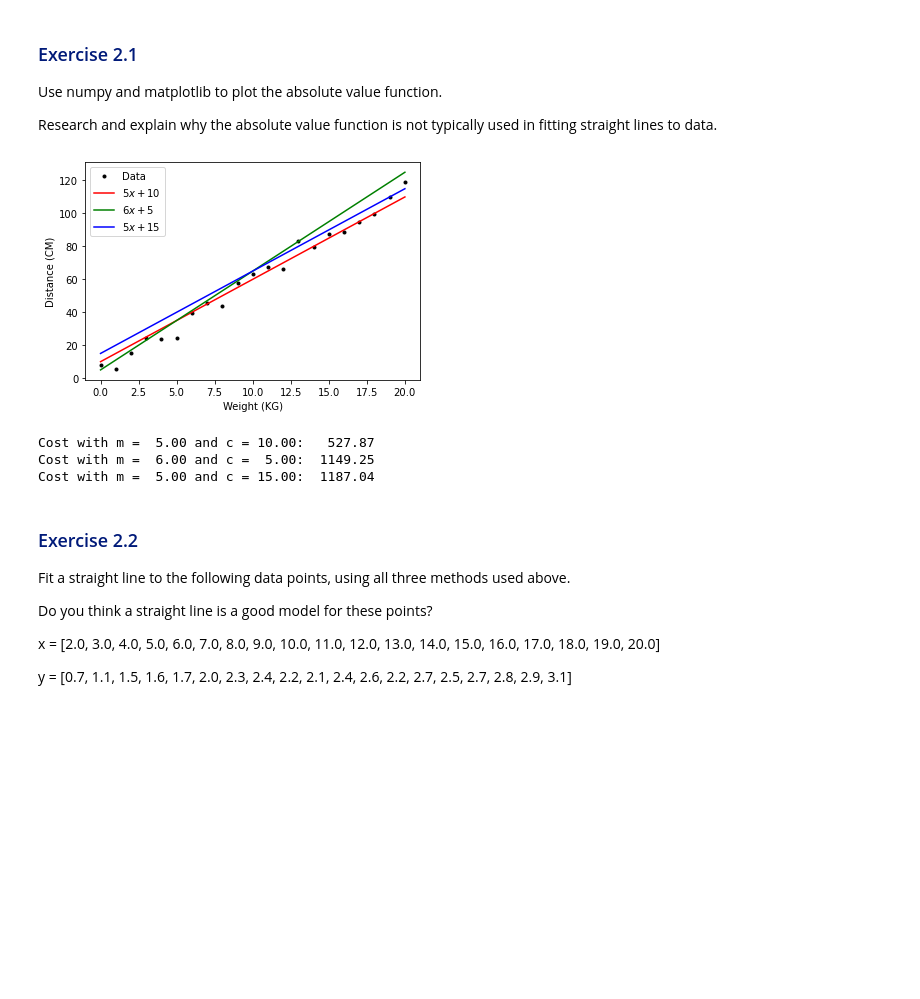
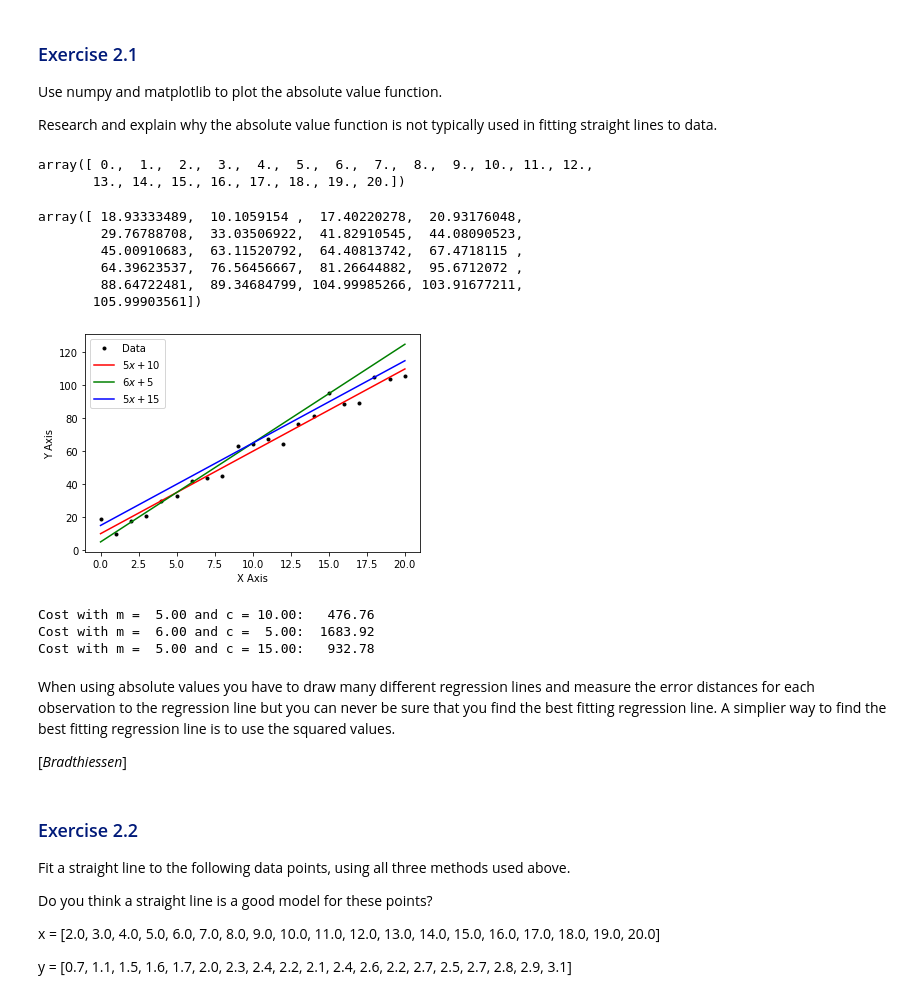
Before and after one commit to LauraBrogan/2022-MLS-Assessment, a Jupyter notebook: Regular Tasks/models-tasks.ipynb, the cells around one changed output. Cells and saved outputs as stored; diff of their text form; code cells hidden in the pictures; blank space fills up the shorter version.

```diff
--- a/Regular Tasks/models-tasks.ipynb
+++ b/Regular Tasks/models-tasks.ipynb
@@ -18,28 +18,44 @@ import numpy as np
 #Return evenly spaced values within a given interval
 t = np.arange(0.0, 21.0, 1.0)
 #np.random - Draw random samples from a normal distribution.
-r = 5.0 * t + 10.0 + np.random.normal(0.0, 5.0, t.size)
+r = 5 * t + 10.0 + np.random.normal(0.0, 5.0, t.size)
+# %%
+# looking at what is contained in t
+t
+# %% [output]
+array([ 0.,  1.,  2.,  3.,  4.,  5.,  6.,  7.,  8.,  9., 10., 11., 12.,
+       13., 14., 15., 16., 17., 18., 19., 20.])
+# %%
+# looking ayt what is contained in r
+r
+# %% [output]
+array([ 18.93333489,  10.1059154 ,  17.40220278,  20.93176048,
+        29.76788708,  33.03506922,  41.82910545,  44.08090523,
+        45.00910683,  63.11520792,  64.40813742,  67.4718115 ,
+        64.39623537,  76.56456667,  81.26644882,  95.6712072 ,
+        88.64722481,  89.34684799, 104.99985266, 103.91677211,
+       105.99903561])
 # %%
-# Plot w versus d with black dots.
+# Plot t versus r with black dots.
 plt.plot(t, r, 'k.', label="Data")
 
 # Overlay some lines on the plot.
 x = np.arange(0.0, 21.0, 1.0)
 plt.plot(x, 5.0 * x + 10.0, 'r-', label=r"$5x + 10$")
 plt.plot(x, 6.0 * x +  5.0, 'g-', label=r"$6x +  5$")
 plt.plot(x, 5.0 * x + 15.0, 'b-', label=r"$5x + 15$")
 
 # Add a legend.
 plt.legend()
 
 # Add axis labels.
-plt.xlabel('Weight (KG)')
-plt.ylabel('Distance (CM)')
+plt.xlabel('X Axis')
+plt.ylabel('Y Axis')
 
 # Show the plot.
 plt.show()
 # %% [output]
-[figure, old version]
+[figure, new version]
 # %%
 # Calculate the cost of the lines above for the data above.
 # Code adapted from: https://github.com/ianmcloughlin/2223-S1-machine-learn-stats/blob/main/notebooks/02-models.ipynb
@@ -49,9 +65,14 @@ print("Cost with m = %5.2f and c = %5.2f: %8.2f" % (5.0, 10.0, cost(5.0, 10.0)))
 print("Cost with m = %5.2f and c = %5.2f: %8.2f" % (6.0,  5.0, cost(6.0,  5.0)))
 print("Cost with m = %5.2f and c = %5.2f: %8.2f" % (5.0, 15.0, cost(5.0, 15.0)))
 # %% [output]
-Cost with m =  5.00 and c = 10.00:   527.87
-Cost with m =  6.00 and c =  5.00:  1149.25
-Cost with m =  5.00 and c = 15.00:  1187.04
+Cost with m =  5.00 and c = 10.00:   476.76
+Cost with m =  6.00 and c =  5.00:  1683.92
+Cost with m =  5.00 and c = 15.00:   932.78
+# %% [markdown]
+When using absolute values you have to draw many different regression lines and measure the error distances for each observation to the regression line but you can never be sure that you find the best fitting regression line.
+A simplier way to find the best fitting regression line is to use the squared values.
+
+[*Bradthiessen*]
 # %% [markdown]
 <h3 style="color: #001a79;">Exercise 2.2</h3>
 
```
Also changed, not shown: parts of 2 cells of this notebook, 1 other file.
